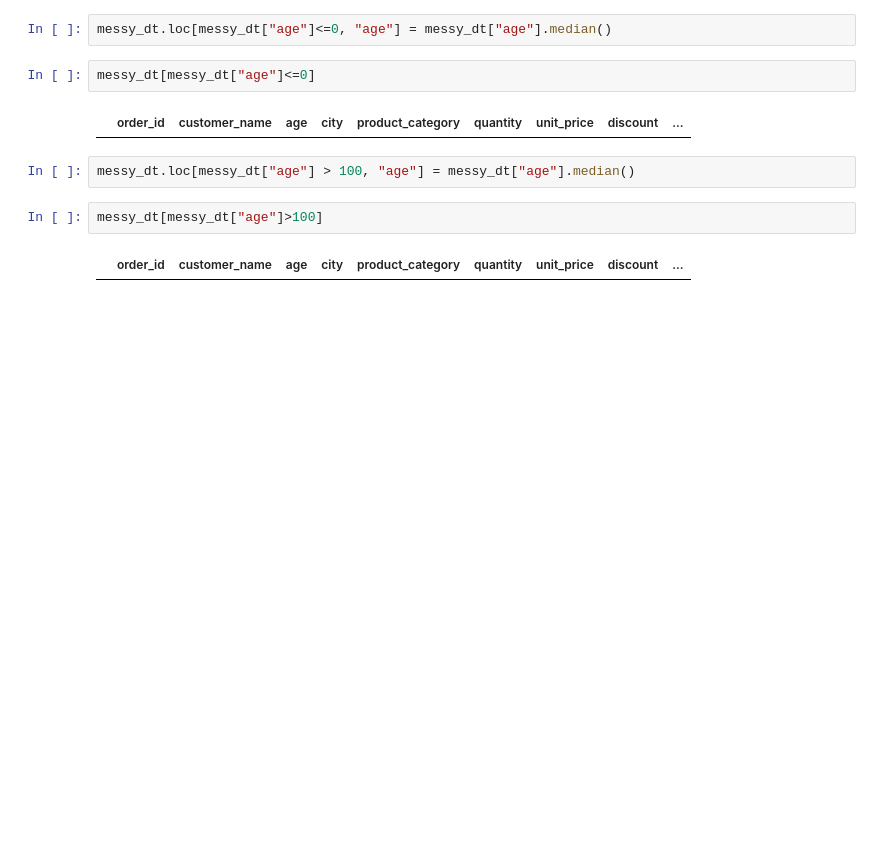
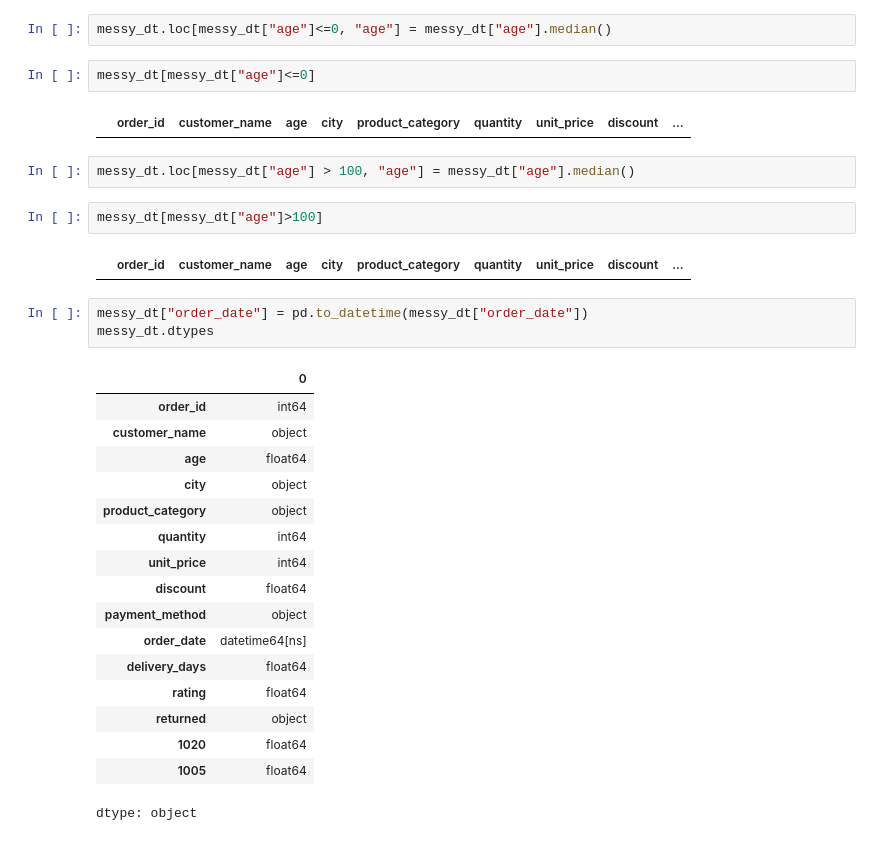
Before and after one commit to SandhuruT/Data_Science_01, a Jupyter notebook: Data_Science_04.ipynb, the cells around one changed output. Drawn from its saved outputs; the diff is of its cells as text; blank space fills up the shorter version.

Commit message:
date and time error updated

```diff
--- a/Data_Science_04.ipynb
+++ b/Data_Science_04.ipynb
@@ -238,3 +238,24 @@ messy_dt.loc[messy_dt["age"] > 100, "age"] = messy_dt["age"].median()
 messy_dt[messy_dt["age"]>100]
 # %% [output]
 |  | order_id | customer_name | age | city | product_category | quantity | unit_price | discount | ... |
+# %%
+messy_dt["order_date"] = pd.to_datetime(messy_dt["order_date"])
+messy_dt.dtypes
+# %% [output]
+|  | 0 |
+| order_id | int64 |
+| customer_name | object |
+| age | float64 |
+| city | object |
+| product_category | object |
+| quantity | int64 |
+| unit_price | int64 |
+| discount | float64 |
+| payment_method | object |
+| order_date | datetime64[ns] |
+| delivery_days | float64 |
+| rating | float64 |
+| returned | object |
+| 1020 | float64 |
+| 1005 | float64 |
+dtype: object
```
